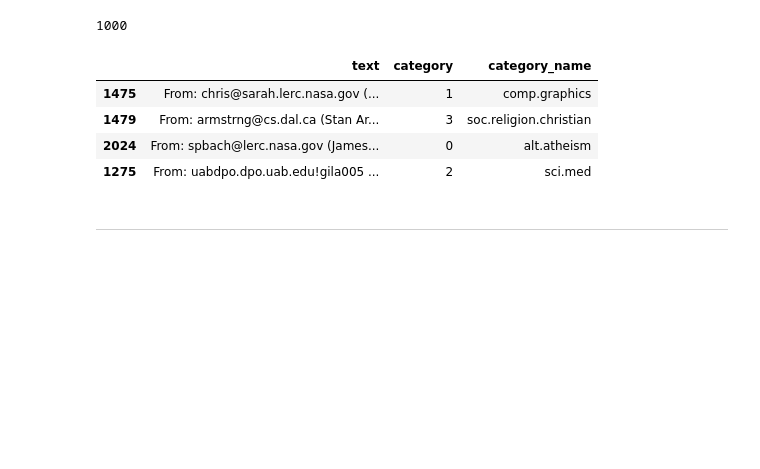
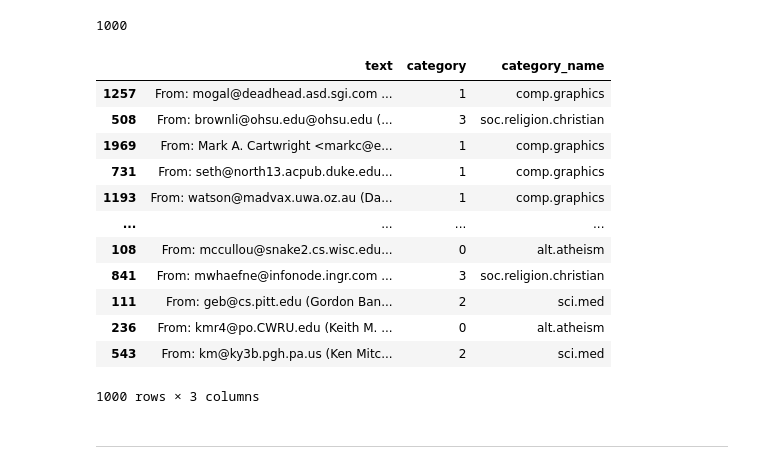
Before and after one commit to vishxrad/DM2025-Lab1-Exercise, a Jupyter notebook: DM2025-Lab1-Master.ipynb, the cells around one changed output. Saved outputs shown, nothing was run; the diff lists cells and outputs as text; code cells hidden in the pictures; blank space fills up the shorter version.

```diff
--- a/DM2025-Lab1-Master.ipynb
+++ b/DM2025-Lab1-Master.ipynb
@@ -293,5 +294,5 @@ X[0:2]
 # %%
-for t in X["text"][:2]:
+for t in X["text"][:1]:
     print(t)
 # %% [output]
 From: sd345@city.ac.uk (Michael Collier) Subject: Converting images to HP LaserJet III? Nntp-Posting-Host: hampton Organization: The City University Lines: 14  Does anyone know of a good way (standard ...
@@ -682,12 +737,20 @@ len(X_sample)
 # %% [output]
 1000
 # %%
-X_sample[0:4]
+X_sample[:]
 # %% [output]
 |  | text | category | category_name |
-| 1475 | From: chris@sarah.lerc.nasa.gov (... | 1 | comp.graphics |
-| 1479 | From: armstrng@cs.dal.ca (Stan Ar... | 3 | soc.religion.christian |
-| 2024 | From: spbach@lerc.nasa.gov (James... | 0 | alt.atheism |
-| 1275 | From: uabdpo.dpo.uab.edu!gila005 ... | 2 | sci.med |
+| 1257 | From: mogal@deadhead.asd.sgi.com ... | 1 | comp.graphics |
+| 508 | From: brownli@ohsu.edu@ohsu.edu (... | 3 | soc.religion.christian |
+| 1969 | From: Mark A. Cartwright <markc@e... | 1 | comp.graphics |
+| 731 | From: seth@north13.acpub.duke.edu... | 1 | comp.graphics |
+| 1193 | From: watson@madvax.uwa.oz.au (Da... | 1 | comp.graphics |
+| ... | ... | ... | ... |
+| 108 | From: mccullou@snake2.cs.wisc.edu... | 0 | alt.atheism |
+| 841 | From: mwhaefne@infonode.ingr.com ... | 3 | soc.religion.christian |
+| 111 | From: geb@cs.pitt.edu (Gordon Ban... | 2 | sci.med |
+| 236 | From: kmr4@po.CWRU.edu (Keith M. ... | 0 | alt.atheism |
+| 543 | From: km@ky3b.pgh.pa.us (Ken Mitc... | 2 | sci.med |
+1000 rows × 3 columns
 # %% [markdown]
 ---
```
Also changed, not shown: parts of 23 cells of this notebook.
